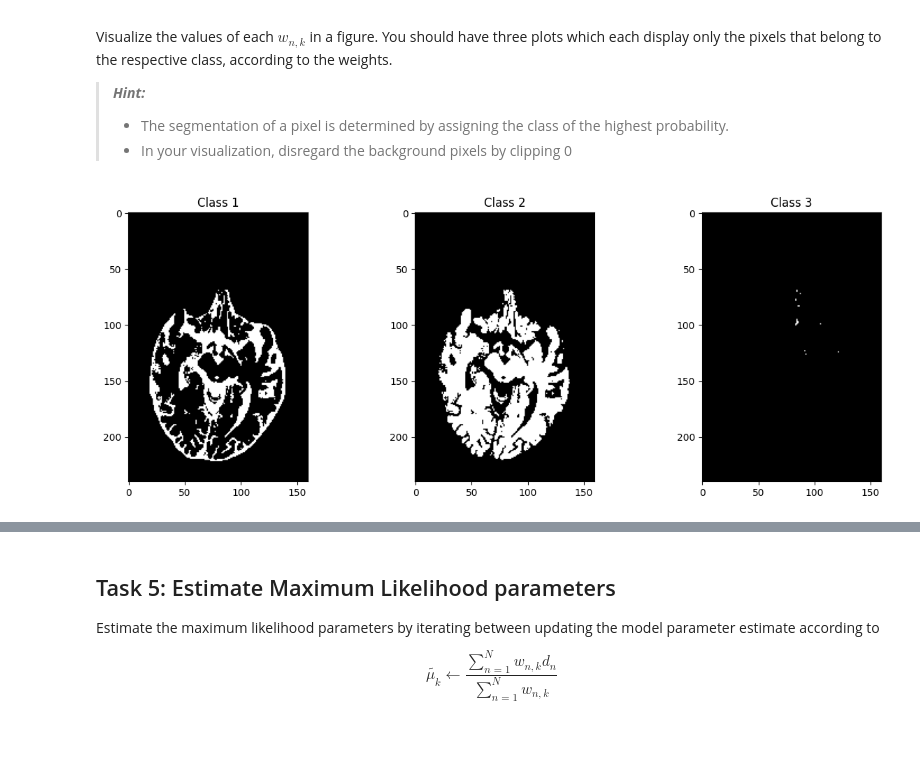
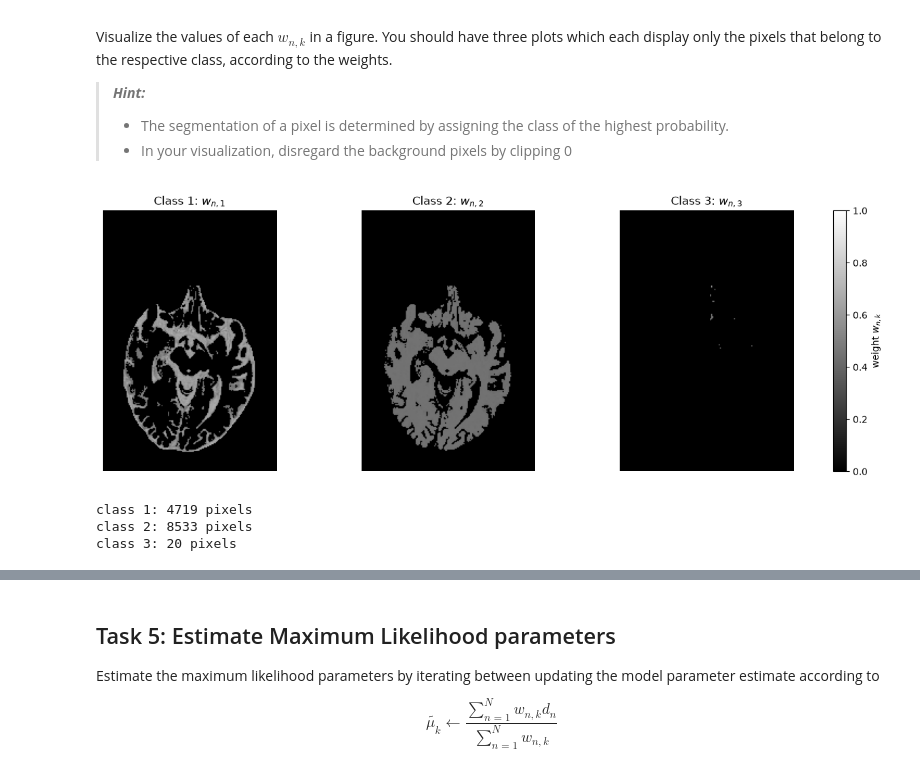
Before and after one commit to andrepribaudtu/MIA, a Jupyter notebook: exercises/Week 7/Ex5_student_semidone.ipynb, the cells around one changed output, grey strips where cells are left out. Cells and saved outputs as stored; diff of their text form; code cells hidden in the pictures; blank space fills up the shorter version.

```diff
--- a/exercises/Week 7/Ex5_student_semidone.ipynb
+++ b/exercises/Week 7/Ex5_student_semidone.ipynb
@@ -129,24 +166,32 @@ Visualize the values of each ${w}_{n,k}$ in a figure. You should have three plot
 # %%
 # Calculate probabilities for each class
 w = np.zeros((len(brain_pixels), 3))
 for k in range(3):
     w[:, k] = pi[k] * scipy.stats.norm.pdf(brain_pixels, mu[k], sigma[k])
 
 # Normalize weights so they sum to 1 for each pixel
 w_sum = np.sum(w, axis=1)
 w = w / w_sum[:, np.newaxis]
 
 # Assign class based on highest probability
 segmentation = np.argmax(w, axis=1)
 
-# Reconstruct the image for visualization
-seg_image = np.zeros_like(data)
-seg_image[data > 0] = segmentation + 1 # classes 1, 2, 3
-
+# Show the weight values w_{n,k}, only on the pixels assigned to class k
 fig, axes = plt.subplots(1, 3, figsize=(15, 5))
 for k in range(3):
-    axes[k].imshow(seg_image == (k + 1), cmap='gray')
-    axes[k].set_title(f'Class {k+1}')
+    img = np.zeros_like(data, dtype=float)                      # background stays 0
+    img[data > 0] = np.where(segmentation == k, w[:, k], 0)     # weight if assigned to k, else 0
+    im = axes[k].imshow(img, cmap='gray', vmin=0, vmax=1)
+    axes[k].set_title(f'Class {k+1}: $w_{{n,{k+1}}}$')
+    axes[k].axis('off')
+fig.colorbar(im, ax=axes, fraction=0.02, label='weight $w_{n,k}$')
 plt.show()
 # %% [output]
-[figure, old version]
+[figure, new version]
+# %%
+for k in range(3):
+    print(f"class {k+1}: {np.sum(segmentation == k)} pixels")
+# %% [output]
+class 1: 4719 pixels
+class 2: 8533 pixels
+class 3: 20 pixels
```
Also changed, not shown: parts of 19 cells of this notebook, 3 other files.
